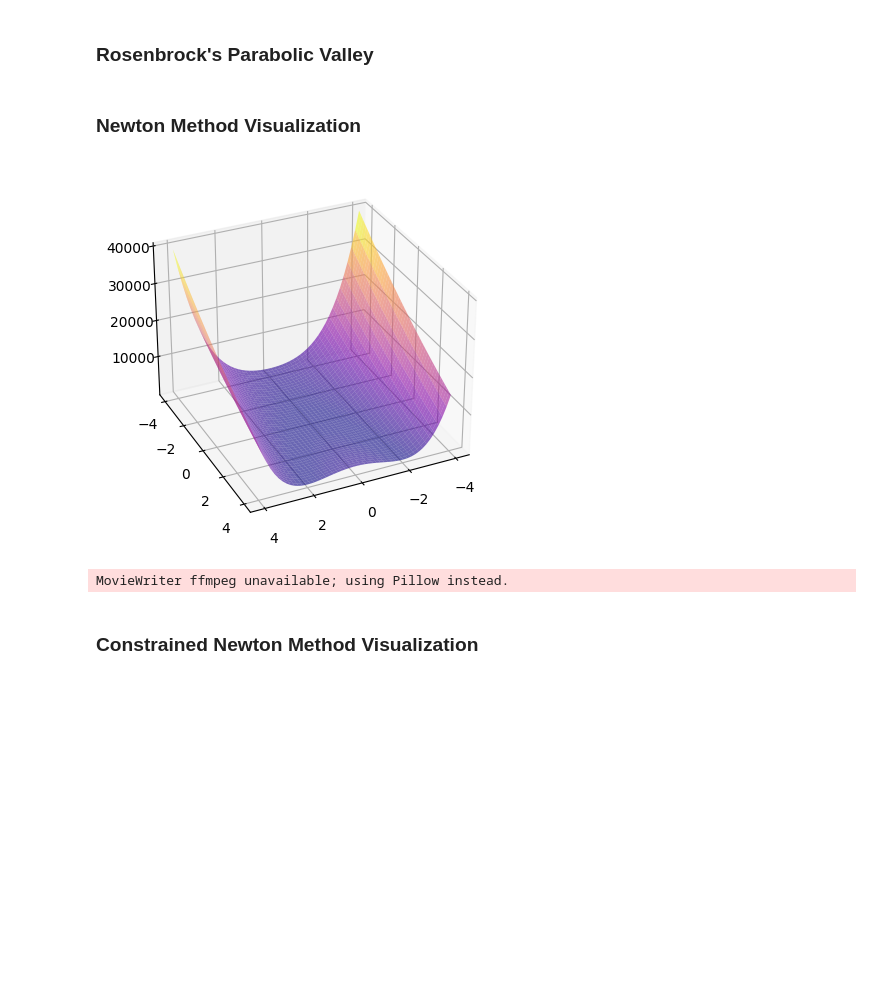
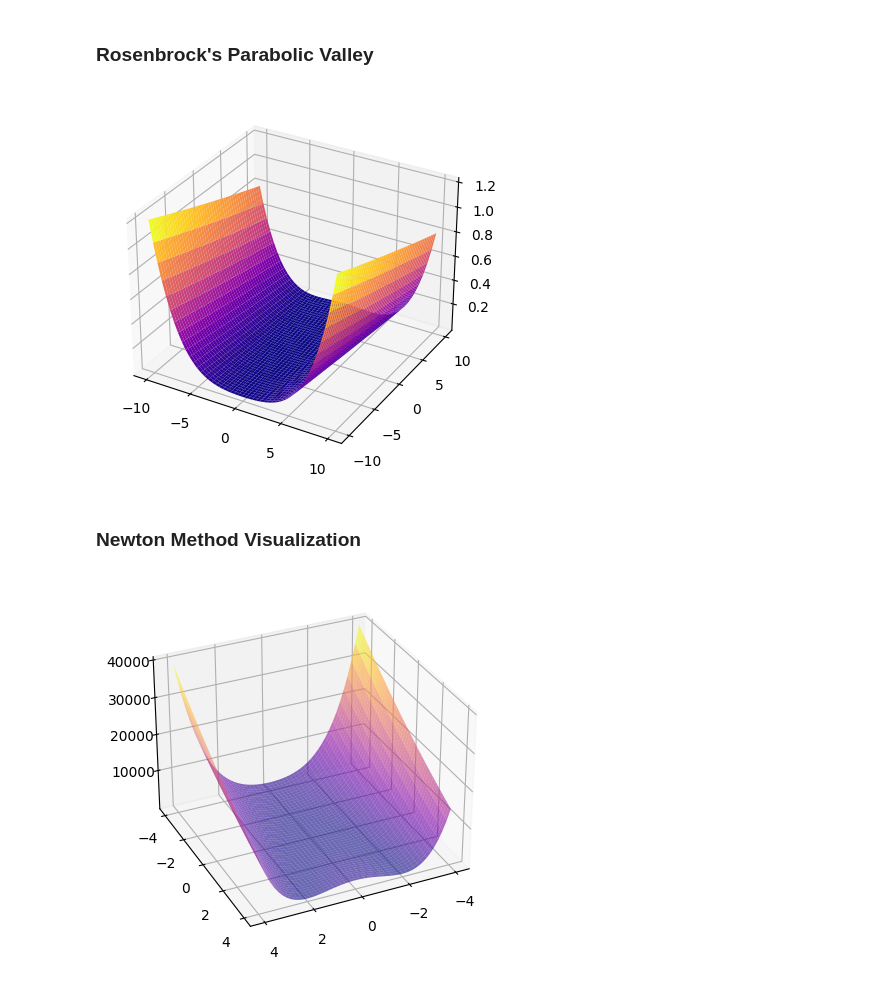
Before and after one commit to jakepenzak/blog-posts, a Jupyter notebook: Optimization/Main Driver.ipynb, the cells around one changed output. Cells and saved outputs as stored; diff of their text form; code cells hidden in the pictures; blank space fills up the shorter version.

```diff
--- a/Optimization/Main Driver.ipynb
+++ b/Optimization/Main Driver.ipynb
@@ -351,29 +397,32 @@ rot_animation.save('Images/gradient_descent.gif', dpi=600)
 # %%
 ## Plot
 
 # Defining surface and axes
 x = np.outer(np.linspace(-10, 10, 50), np.ones(50))
 y = x.copy().T
 z = 100*(y-x**2)**2 + (1-x)**2
 
-fig = plt.figure(dpi=600,figsize=(5,5))
+# dpi=600,figsize=(5,5)
+fig = plt.figure()
 # syntax for 3-D plotting
 ax = plt.axes(projection ='3d')
 ax.set_xticks([-10,-5,0,5,10])
 ax.set_yticks([-10,-5,0,5,10])
 
 # syntax for plotting
 ax.plot_surface(x, y, z, cmap ='plasma')
 
 plt.show()
 
-## Rotating Visualization
-def rotate(angle):
-    ax.view_init(azim=angle)
+# ## Rotating Visualization
+# def rotate(angle):
+#     ax.view_init(azim=angle)
 
-rot_animation = animation.FuncAnimation(fig, rotate, frames=np.arange(0,362,2),interval=100)
+# rot_animation = animation.FuncAnimation(fig, rotate, frames=np.arange(0,362,2),interval=100)
 
-rot_animation.save('Images/rotation.gif', dpi=100, writer='imagemagick')
+# rot_animation.save('Images/rotation.gif', dpi=100, writer='imagemagick')
+# %% [output]
+[figure, added]
 # %% [markdown]
 ### Newton Method Visualization
 # %%
@@ -397,26 +446,23 @@ ax.view_init(elev=30, azim=65)
 plt.show()
 
 
-## Newton Method Animation
+# ## Newton Method Animation
 
-x2=[]
-y2=[]
-z2=[]
+# x2=[]
+# y2=[]
+# z2=[]
 
-def animate(iterations):
+# def animate(iterations):
 
-    # Append & plot x and y values from optimization
-    x2.append(float([v for v in NM_values[iterations].values()][0]))
-    y2.append(float([v for v in NM_values[iterations].values()][1]))
-    z2.append(float(function.evalf(subs=NM_values[iterations])))
-    ax.scatter(x2, y2, z2, c='black')
-    ax.plot(x2, y2, z2, c='black')
+#     # Append & plot x and y values from optimization
+#     x2.append(float([v for v in NM_values[iterations].values()][0]))
+#     y2.append(float([v for v in NM_values[iterations].values()][1]))
+#     z2.append(float(function.evalf(subs=NM_values[iterations])))
+#     ax.scatter(x2, y2, z2, c='black')
+#     ax.plot(x2, y2, z2, c='black')
 
-rot_animation = animation.FuncAnimation(fig, animate, frames=len(NM_values),interval=1000)
+# rot_animation = animation.FuncAnimation(fig, animate, frames=len(NM_values),interval=1000)
 
-rot_animation.save('Images/newton_method2.gif', dpi=100)
+# rot_animation.save('Images/newton_method2.gif', dpi=100)
 # %% [output]
 [figure]
-MovieWriter ffmpeg unavailable; using Pillow instead.
-# %% [markdown]
-### Constrained Newton Method Visualization
```
Also changed, not shown: parts of 23 cells of this notebook, 1 other file.
